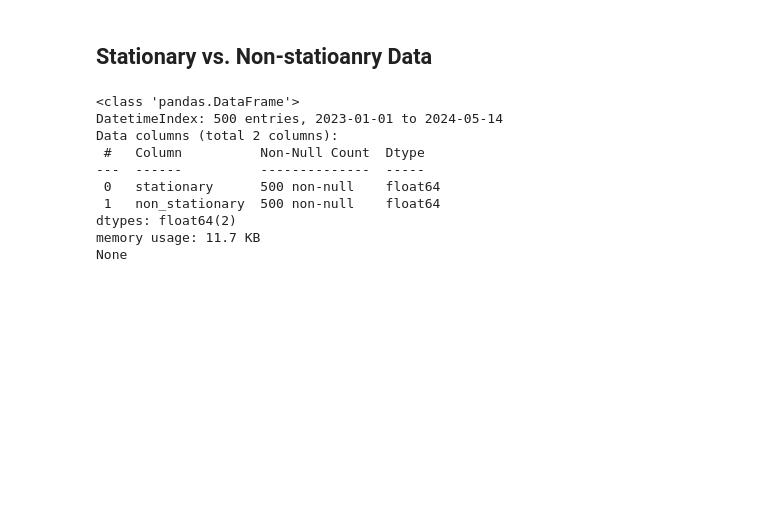
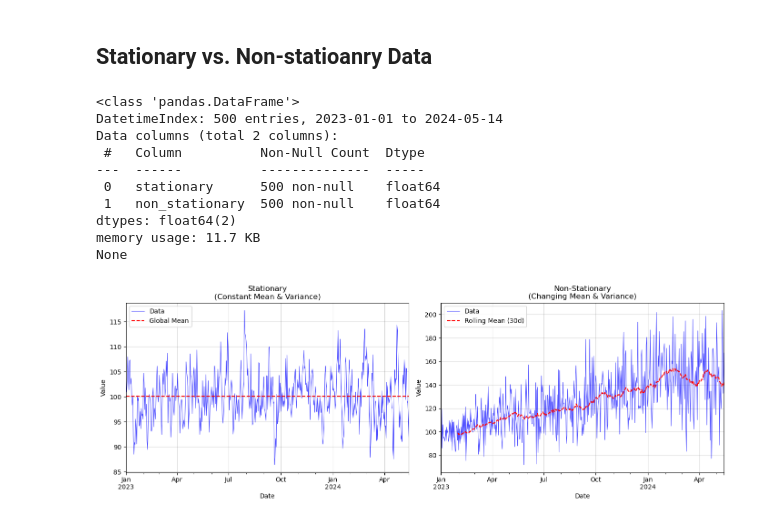
Before and after one commit to Htet-Khant-Linn/STAT_303_-Time_Series_Analysis, a Jupyter notebook: In-Class Exercise/Week_3/2026-02-16_stationary.ipynb, the cells around one changed output. Cells and saved outputs as stored; diff of their text form; code cells hidden in the pictures; blank space fills up the shorter version.

```diff
--- a/In-Class Exercise/Week_3/2026-02-16_stationary.ipynb
+++ b/In-Class Exercise/Week_3/2026-02-16_stationary.ipynb
@@ -133,3 +133,34 @@ Data columns (total 2 columns):
 dtypes: float64(2)
 memory usage: 11.7 KB
 None
+# %%
+rolling_mean = data.non_stationary.rolling(30).mean()
+# %%
+plt.figure(figsize=(14, 5))
+
+# Subplot 1: Stationary
+plt.subplot(1, 2, 1)
+data.stationary.plot(color='blue', alpha=0.7, linewidth=0.8, label='Data')
+plt.axhline(data.stationary.mean(), color='red', linestyle='--', label='Global Mean')
+plt.title('Stationary\n(Constant Mean & Variance)')
+plt.xlabel('Date')
+plt.ylabel('Value')
+plt.grid(True, color='gray', alpha=0.3)
+plt.legend()
+
+# Subplot 2: Non-Stationary
+plt.subplot(1, 2, 2)
+data.non_stationary.plot(color='blue', alpha=0.7, linewidth=0.8, label='Data')
+rolling_mean.plot(color='red', linestyle='--', label='Rolling Mean (30d)')
+plt.title('Non-Stationary\n(Changing Mean & Variance)')
+plt.xlabel('Date')
+plt.ylabel('Value')
+plt.grid(True, color='gray', alpha=0.3)
+plt.legend()
+
+plt.tight_layout()
+
+plt.savefig('output/stationary_vs__non-stationary_mean_and_var.png')
+plt.show()
+# %% [output]
+[figure, added]
```
Also changed, not shown: 1 other file.
